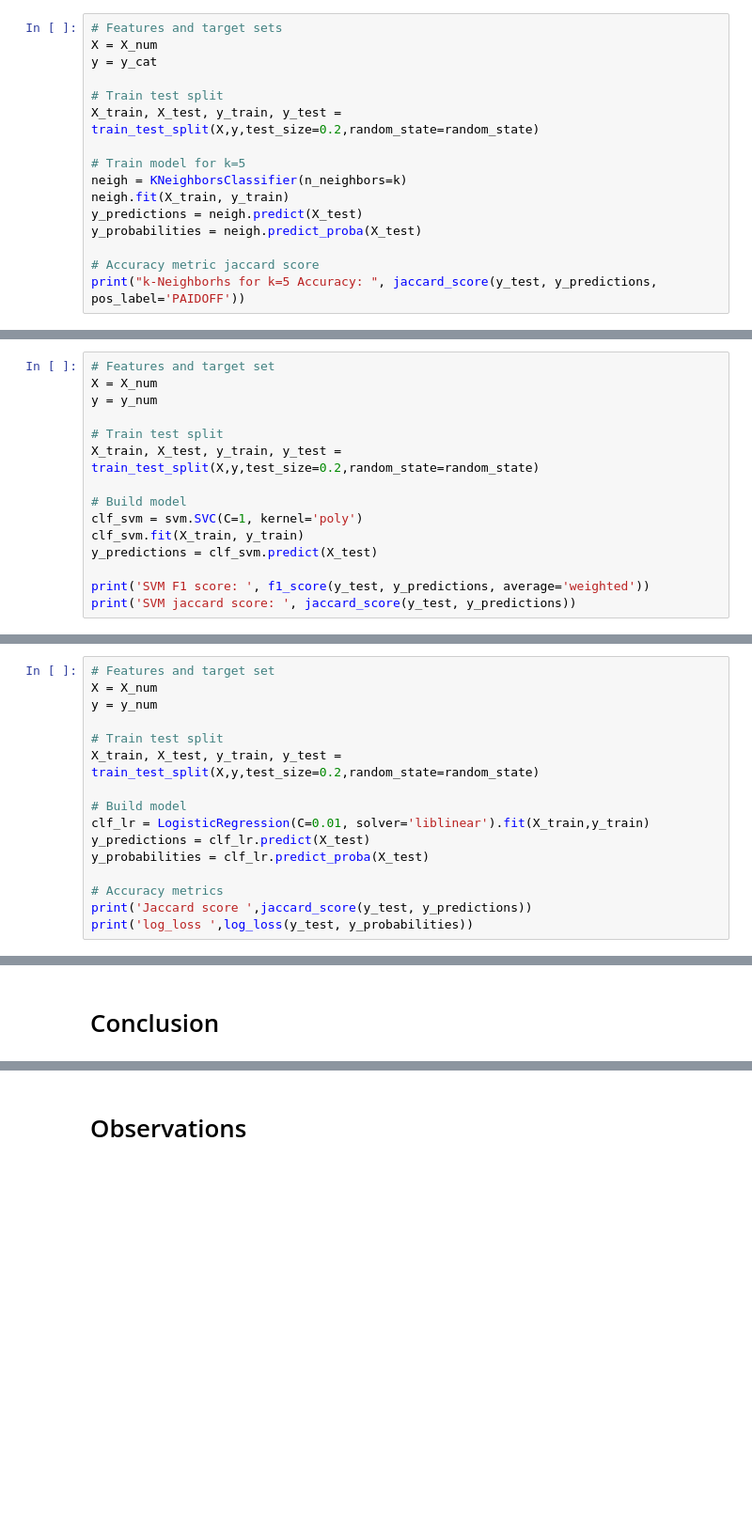
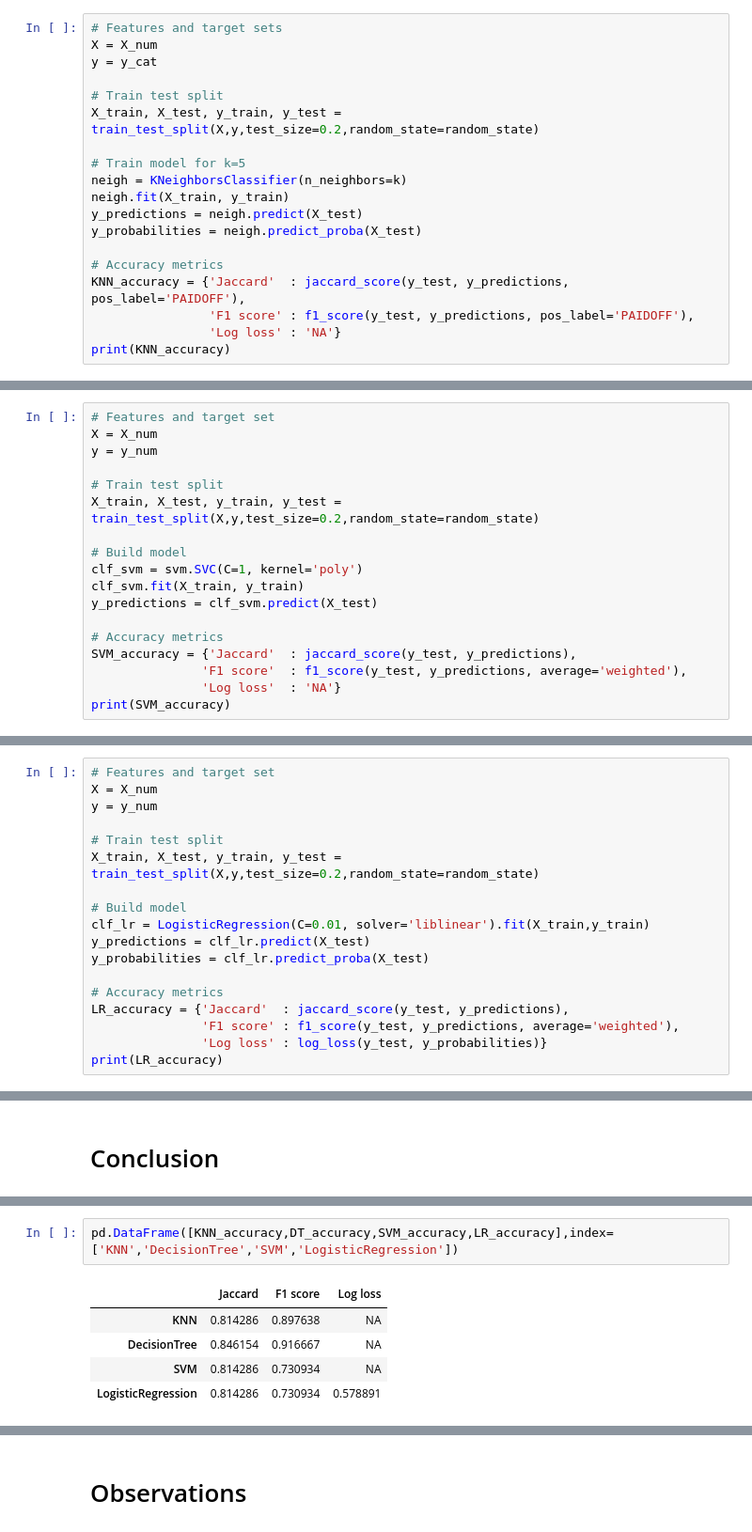
Before and after one commit to lissadesouzacampos/The_best_classifier, a Jupyter notebook: the_best_classifier.ipynb, the cells around one changed output, grey strips where cells are left out. Shown at 94% size. Saved outputs shown, nothing was run; the diff lists cells and outputs as text; blank space fills up the shorter version.

Commit message:
add summary DataFrame with final accuracies

```diff
--- a/the_best_classifier.ipynb
+++ b/the_best_classifier.ipynb
@@ -463,6 +443,9 @@ neigh.fit(X_train, y_train)
 y_predictions = neigh.predict(X_test)
 y_probabilities = neigh.predict_proba(X_test)
 
-# Accuracy metric jaccard score
-print("k-Neighborhs for k=5 Accuracy: ", jaccard_score(y_test, y_predictions, pos_label='PAIDOFF'))
+# Accuracy metrics
+KNN_accuracy = {'Jaccard'  : jaccard_score(y_test, y_predictions, pos_label='PAIDOFF'),
+                'F1 score' : f1_score(y_test, y_predictions, pos_label='PAIDOFF'),
+                'Log loss' : 'NA'}
+print(KNN_accuracy)
 # %% [output]
@@ -627,6 +621,9 @@ clf_svm = svm.SVC(C=1, kernel='poly')
 clf_svm.fit(X_train, y_train)
 y_predictions = clf_svm.predict(X_test)
 
-print('SVM F1 score: ', f1_score(y_test, y_predictions, average='weighted'))
-print('SVM jaccard score: ', jaccard_score(y_test, y_predictions))
+# Accuracy metrics
+SVM_accuracy = {'Jaccard'  : jaccard_score(y_test, y_predictions),
+               'F1 score'  : f1_score(y_test, y_predictions, average='weighted'),
+               'Log loss'  : 'NA'}
+print(SVM_accuracy)
 # %% [output]
@@ -662,6 +658,8 @@ y_predictions = clf_lr.predict(X_test)
 y_probabilities = clf_lr.predict_proba(X_test)
 
 # Accuracy metrics
-print('Jaccard score ',jaccard_score(y_test, y_predictions))
-print('log_loss ',log_loss(y_test, y_probabilities))
+LR_accuracy = {'Jaccard'  : jaccard_score(y_test, y_predictions),
+               'F1 score' : f1_score(y_test, y_predictions, average='weighted'),
+               'Log loss' : log_loss(y_test, y_probabilities)}
+print(LR_accuracy)
 # %% [output]
@@ -684 +683,9 @@ ax.xaxis.set_ticklabels(['COLLECTIONS', 'PAIDOFF']); ax.yaxis.set_ticklabels(['C
+# %%
+pd.DataFrame([KNN_accuracy,DT_accuracy,SVM_accuracy,LR_accuracy],index=['KNN','DecisionTree','SVM','LogisticRegression'])
+# %% [output]
+|  | Jaccard | F1 score | Log loss |
+| KNN | 0.814286 | 0.897638 | NA |
+| DecisionTree | 0.846154 | 0.916667 | NA |
+| SVM | 0.814286 | 0.730934 | NA |
+| LogisticRegression | 0.814286 | 0.730934 | 0.578891 |
 # %% [markdown]
```
Also changed, not shown: parts of 12 cells of this notebook.
